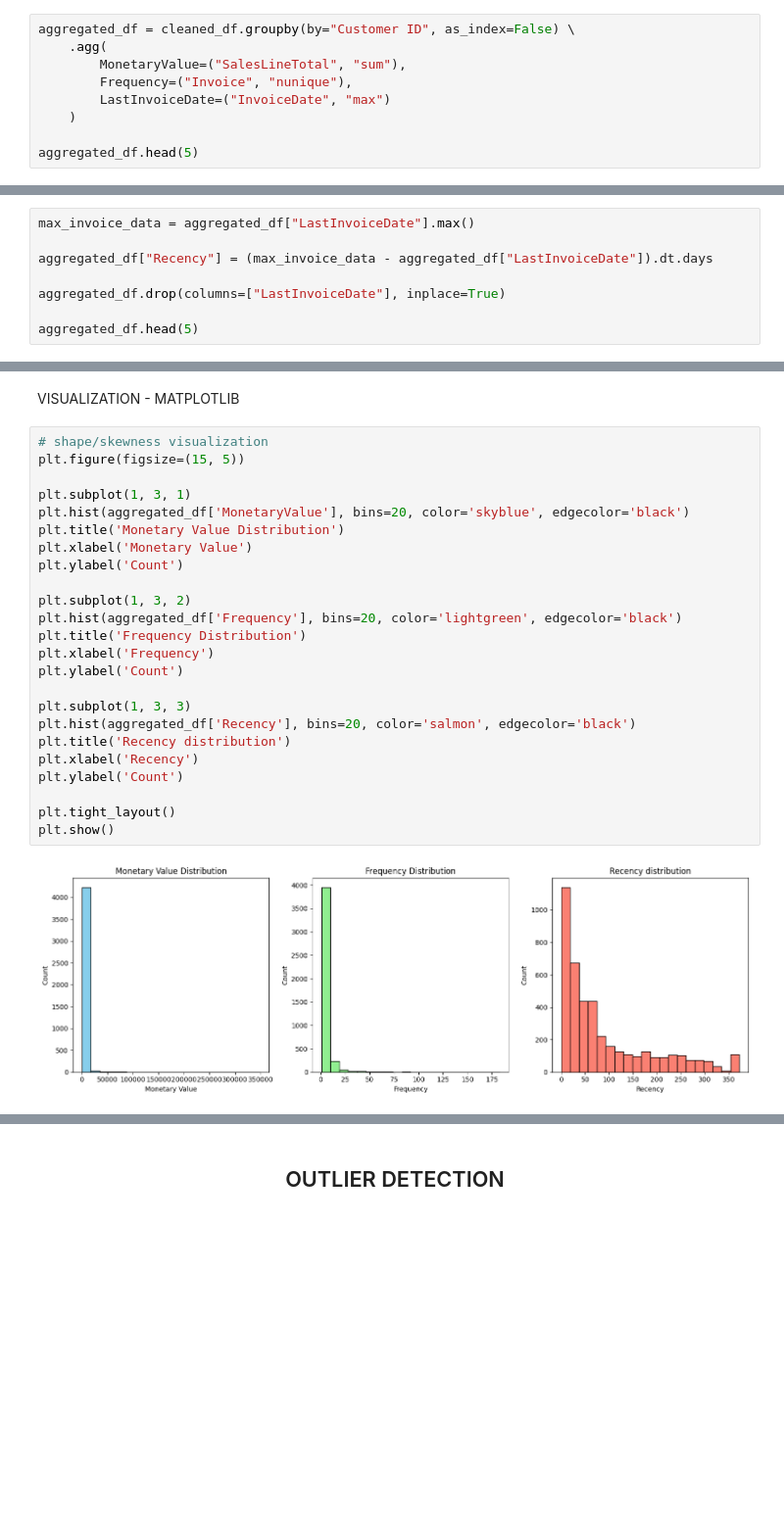
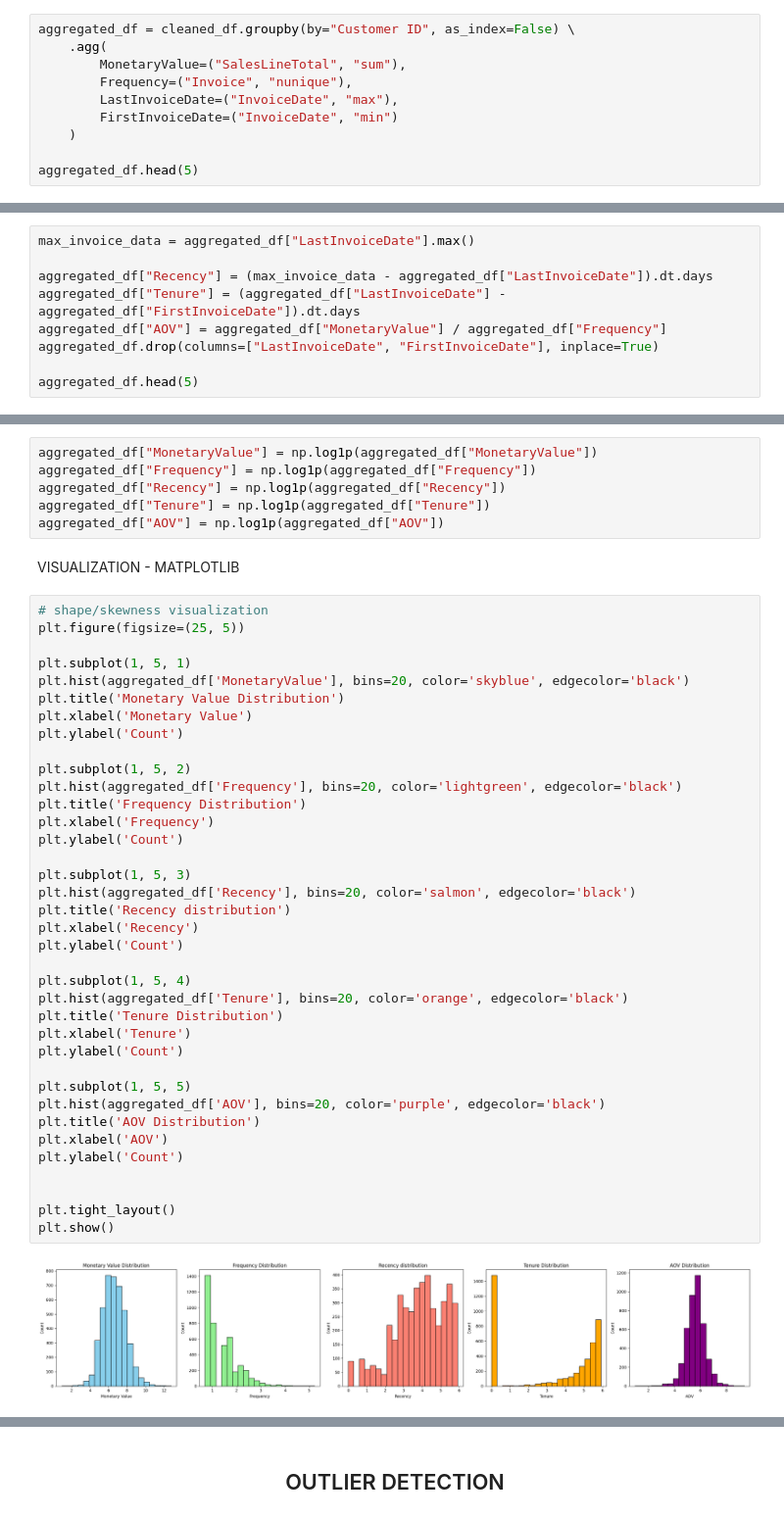
Before and after one commit to adulamaciej/Minor-Machine-Learning-projects, a Jupyter notebook: customer-segmentation-KMeans/code/online-retail-data-clustering.ipynb, the cells around one changed output, grey strips where cells are left out. Shown at 98% size. Saved outputs shown, nothing was run; the diff lists cells and outputs as text; blank space fills up the shorter version.

Commit message:
Adding 2 features more: Tenure and Average Order Values (AOV) +  Log transformation (every feature was heavily right-skewed)

```diff
--- a/customer-segmentation-KMeans/code/online-retail-data-clustering.ipynb
+++ b/customer-segmentation-KMeans/code/online-retail-data-clustering.ipynb
@@ -362,7 +365,8 @@ aggregated_df = cleaned_df.groupby(by="Customer ID", as_index=False) \
     .agg(
         MonetaryValue=("SalesLineTotal", "sum"),
         Frequency=("Invoice", "nunique"),
-        LastInvoiceDate=("InvoiceDate", "max")
+        LastInvoiceDate=("InvoiceDate", "max"),
+        FirstInvoiceDate=("InvoiceDate", "min")
     )
 
 aggregated_df.head(5)
@@ -377,8 +381,9 @@ aggregated_df.head(5)
 max_invoice_data = aggregated_df["LastInvoiceDate"].max()
 
 aggregated_df["Recency"] = (max_invoice_data - aggregated_df["LastInvoiceDate"]).dt.days
-
-aggregated_df.drop(columns=["LastInvoiceDate"], inplace=True)
+aggregated_df["Tenure"] = (aggregated_df["LastInvoiceDate"] - aggregated_df["FirstInvoiceDate"]).dt.days
+aggregated_df["AOV"] = aggregated_df["MonetaryValue"] / aggregated_df["Frequency"]
+aggregated_df.drop(columns=["LastInvoiceDate", "FirstInvoiceDate"], inplace=True)
 
 aggregated_df.head(5)
 # %% [output]
@@ -391,30 +396,49 @@ aggregated_df.head(5)
+# %%
+aggregated_df["MonetaryValue"] = np.log1p(aggregated_df["MonetaryValue"])
+aggregated_df["Frequency"] = np.log1p(aggregated_df["Frequency"])
+aggregated_df["Recency"] = np.log1p(aggregated_df["Recency"])
+aggregated_df["Tenure"] = np.log1p(aggregated_df["Tenure"])
+aggregated_df["AOV"] = np.log1p(aggregated_df["AOV"])
 # %% [markdown]
 VISUALIZATION - MATPLOTLIB
 # %%
 # shape/skewness visualization
-plt.figure(figsize=(15, 5))
+plt.figure(figsize=(25, 5))
 
-plt.subplot(1, 3, 1)
+plt.subplot(1, 5, 1)
 plt.hist(aggregated_df['MonetaryValue'], bins=20, color='skyblue', edgecolor='black')
 plt.title('Monetary Value Distribution')
 plt.xlabel('Monetary Value')
 plt.ylabel('Count')
 
-plt.subplot(1, 3, 2)
+plt.subplot(1, 5, 2)
 plt.hist(aggregated_df['Frequency'], bins=20, color='lightgreen', edgecolor='black')
 plt.title('Frequency Distribution')
 plt.xlabel('Frequency')
 plt.ylabel('Count')
 
-plt.subplot(1, 3, 3)
+plt.subplot(1, 5, 3)
 plt.hist(aggregated_df['Recency'], bins=20, color='salmon', edgecolor='black')
 plt.title('Recency distribution')
 plt.xlabel('Recency')
 plt.ylabel('Count')
 
+plt.subplot(1, 5, 4)
+plt.hist(aggregated_df['Tenure'], bins=20, color='orange', edgecolor='black')
+plt.title('Tenure Distribution')
+plt.xlabel('Tenure')
+plt.ylabel('Count')
+
+plt.subplot(1, 5, 5)
+plt.hist(aggregated_df['AOV'], bins=20, color='purple', edgecolor='black')
+plt.title('AOV Distribution')
+plt.xlabel('AOV')
+plt.ylabel('Count')
+
+
 plt.tight_layout()
 plt.show()
 # %% [output]
-[figure, old version]
+[figure, new version]
 # %%
 # outlier visualization
```
Also changed, not shown: parts of 11 cells of this notebook.
